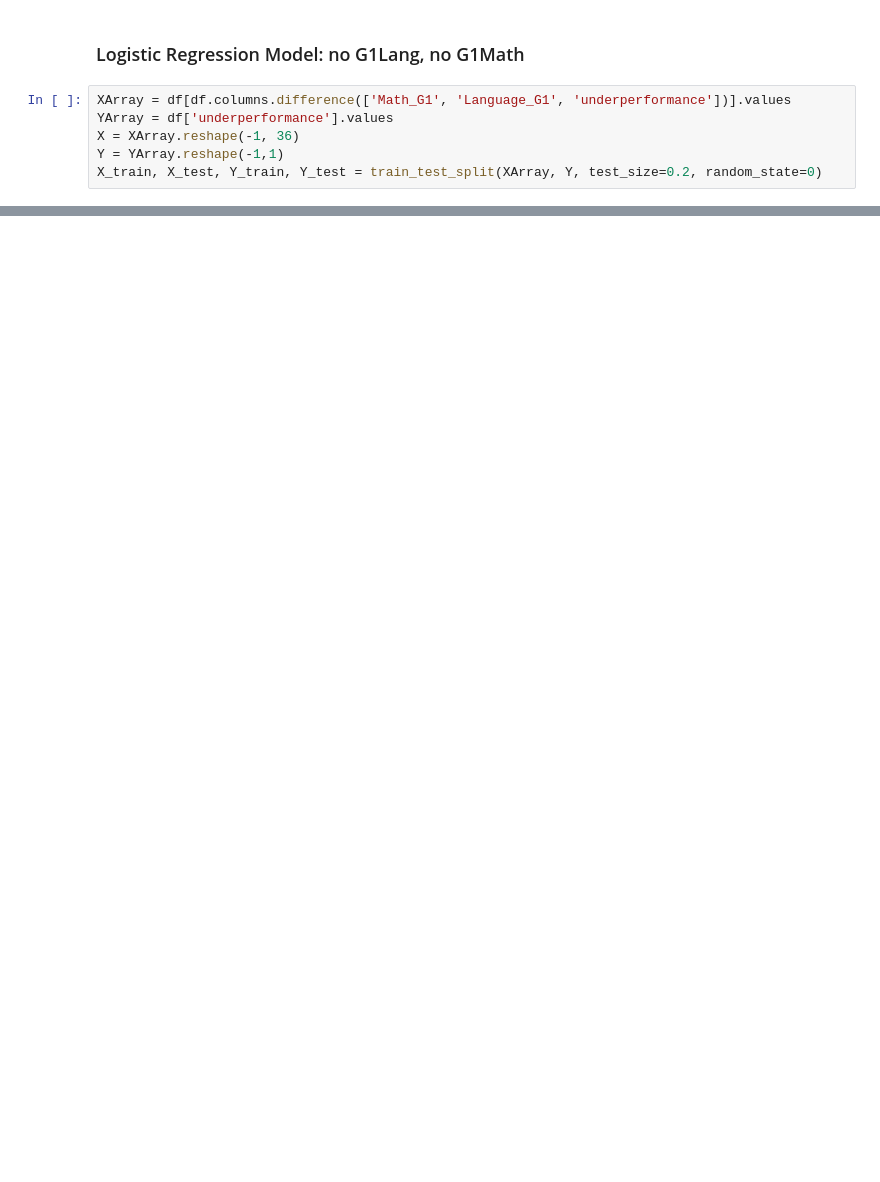
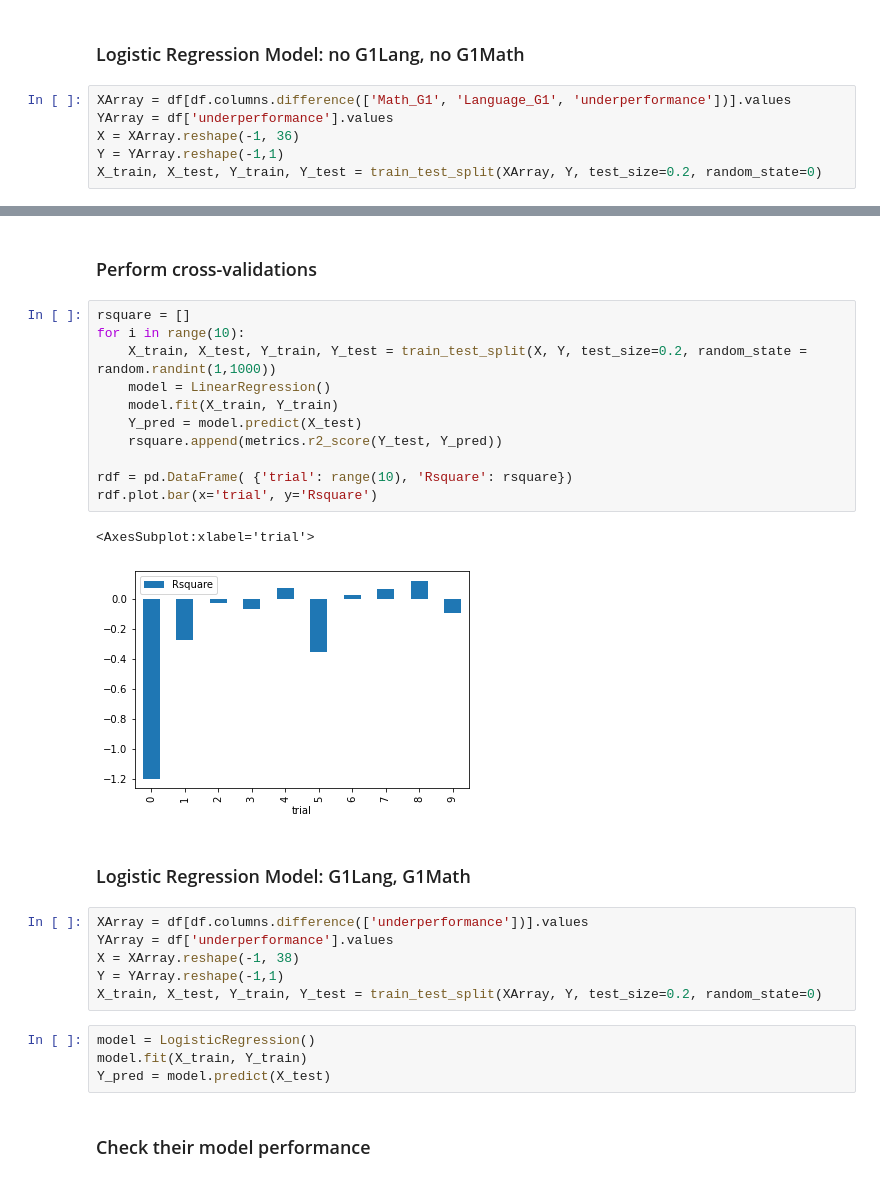
Before and after one commit to sethjmarcus/381-Data-Analytics, a Jupyter notebook: Notebooks/FinalProject_Spring2021(1).ipynb, the cells around one changed output, grey strips where cells are left out. Cells and saved outputs as stored; diff of their text form; blank space fills up the shorter version.

```diff
--- a/Notebooks/FinalProject_Spring2021(1).ipynb
+++ b/Notebooks/FinalProject_Spring2021(1).ipynb
@@ -367,0 +476,30 @@ Y_pred = model.predict(X_test)
+# %% [markdown]
+### Perform cross-validations
+# %%
+rsquare = []
+for i in range(10):
+    X_train, X_test, Y_train, Y_test = train_test_split(X, Y, test_size=0.2, random_state = random.randint(1,1000))
+    model = LinearRegression()
+    model.fit(X_train, Y_train)
+    Y_pred = model.predict(X_test)
+    rsquare.append(metrics.r2_score(Y_test, Y_pred))
+
+rdf = pd.DataFrame( {'trial': range(10), 'Rsquare': rsquare})
+rdf.plot.bar(x='trial', y='Rsquare')
+# %% [output]
+<AxesSubplot:xlabel='trial'>
+[figure, added]
+# %% [markdown]
+### Logistic Regression Model: G1Lang, G1Math
+# %%
+XArray = df[df.columns.difference(['underperformance'])].values
+YArray = df['underperformance'].values
+X = XArray.reshape(-1, 38)
+Y = YArray.reshape(-1,1)
+X_train, X_test, Y_train, Y_test = train_test_split(XArray, Y, test_size=0.2, random_state=0)
+# %%
+model = LogisticRegression()
+model.fit(X_train, Y_train)
+Y_pred = model.predict(X_test)
+# %% [markdown]
+### Check their model performance
```
Also changed, not shown: parts of 25 cells of this notebook.
